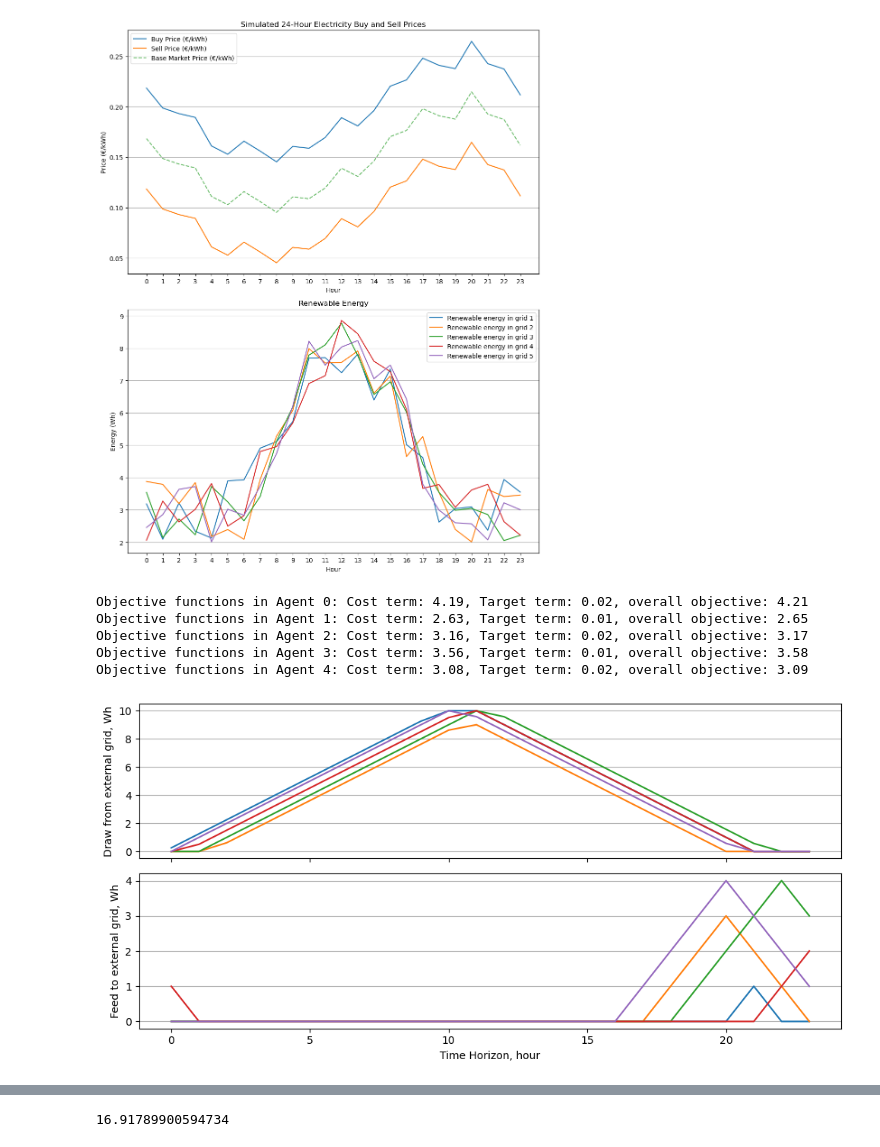
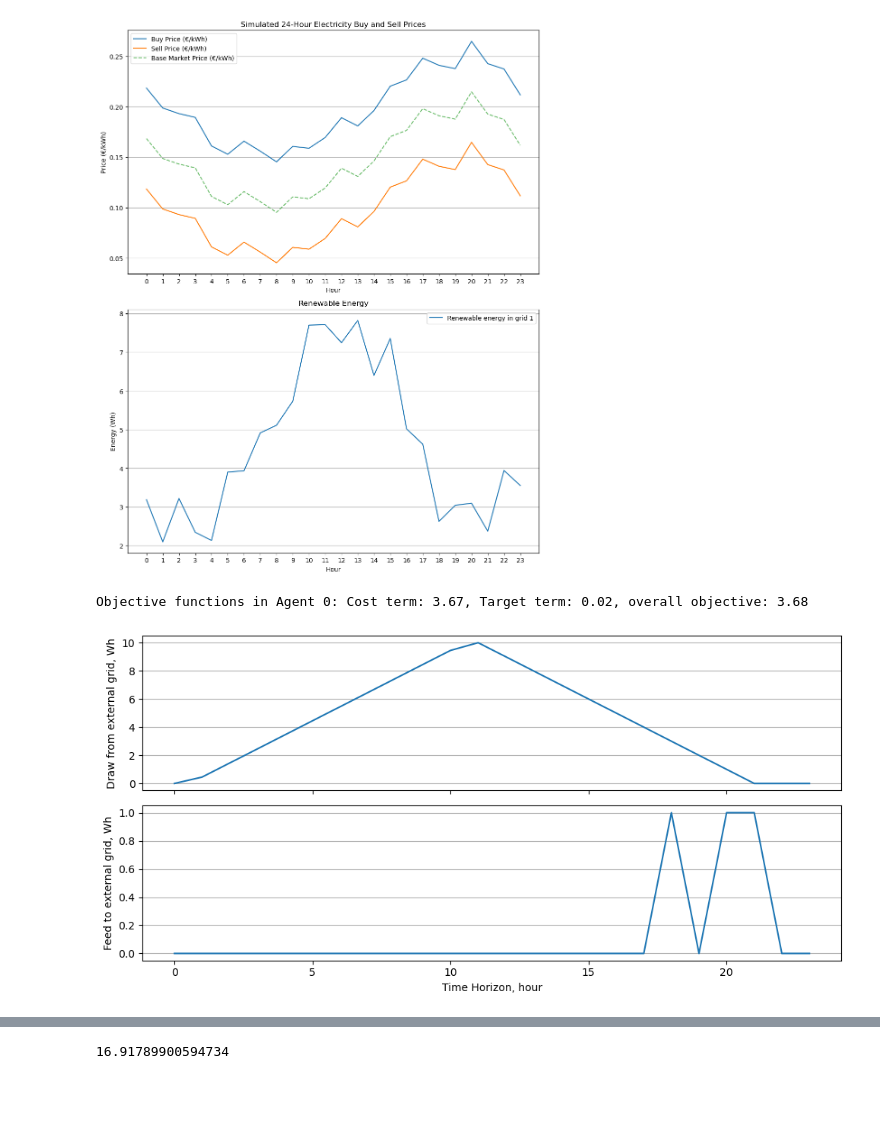
Before and after one commit to Kirill-Zhukovskii/Distributed-Cloud-based-algorithm-for-energy-distribution, a Jupyter notebook: multilayer/Centralised_multilayer.ipynb, the cells around one changed output, grey strips where cells are left out. Cells and saved outputs as stored; diff of their text form; code cells hidden in the pictures; blank space fills up the shorter version.

```diff
--- a/multilayer/Centralised_multilayer.ipynb
+++ b/multilayer/Centralised_multilayer.ipynb
@@ -10,7 +10,7 @@ np.random.seed(42)
 H = 24
 horizon = 6
 N = 5
-M = 5
+M = 1
 
 hours = np.arange(H)
 base_price = 0.15
@@ -38,34 +38,34 @@ p = prices - margin
 p = np.clip(p, 0.01, None)  # Prevent negative prices
 
 # First subplot: Buy and Sell Prices
 axs[0].plot(hours, c, label='Buy Price (€/kWh)')
 axs[0].plot(hours, p, label='Sell Price (€/kWh)')
 axs[0].plot(hours, prices, label='Base Market Price (€/kWh)', linestyle='--', alpha=0.7)
 axs[0].set_title("Simulated 24-Hour Electricity Buy and Sell Prices")
 axs[0].set_xlabel("Hour")
 axs[0].set_ylabel("Price (€/kWh)")
 axs[0].grid(axis='y')
 axs[0].set_xticks(range(0, 24))
 axs[0].legend()
 
 for m in range(M):
     # === 3. Generate Renewable Energy ===
     pv_gen = np.maximum(0, 5 * np.sin((hours - 6) * np.pi / 12))  # PV peaks at noon
     wt_gen = 2 + np.random.rand(H) * 2  # Wind is random but consistent
     q[m] = (pv_gen + wt_gen)
     # Second subplot: Renewable energy
     axs[1].plot(np.arange(H), q[m], label = f"Renewable energy in grid {m+1}")
     axs[1].set_title("Renewable Energy")
     axs[1].set_xlabel("Hour")
     axs[1].set_ylabel("Energy (Wh)")
     axs[1].grid(axis='y')
     axs[1].set_xticks(range(0, 24))
 axs[1].legend()
 plt.tight_layout()
 plt.savefig("Multilayered environmental parameters", dpi=300)
 plt.show()
 # %% [output]
-[figure, old version]
+[figure, new version]
 # %%
 # Parameters
 c1 = 5
@@ -128,11 +128,7 @@ for m in range(M):
           f"Target term: {target_terms[m].value:.2f}, "
           f"overall objective: {cost_terms[m].value + target_terms[m].value:.2f}")
 # %% [output]
-Objective functions in Agent 0: Cost term: 4.19, Target term: 0.02, overall objective: 4.21
-Objective functions in Agent 1: Cost term: 2.63, Target term: 0.01, overall objective: 2.65
-Objective functions in Agent 2: Cost term: 3.16, Target term: 0.02, overall objective: 3.17
-Objective functions in Agent 3: Cost term: 3.56, Target term: 0.01, overall objective: 3.58
-Objective functions in Agent 4: Cost term: 3.08, Target term: 0.02, overall objective: 3.09
+Objective functions in Agent 0: Cost term: 3.67, Target term: 0.02, overall objective: 3.68
 # %%
 # Plotting
 fig, axes = plt.subplots(2, 1, figsize=(10, 2*2.5), sharex=True)
@@ -154,7 +150,7 @@ plt.tight_layout()
 plt.savefig("Centralised high-layer framework", dpi=300)
 plt.show()
 # %% [output]
-[figure, old version]
+[figure, new version]
 # %%
 # Parameters
 L_min = np.ones((M, N, H)) * 20
```
Also changed, not shown: parts of 5 cells of this notebook, 6 other files.
